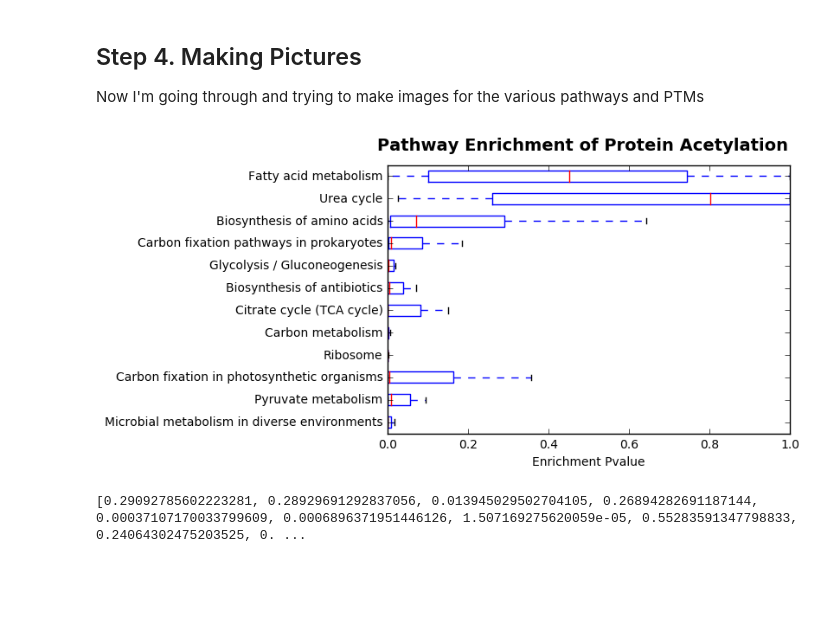
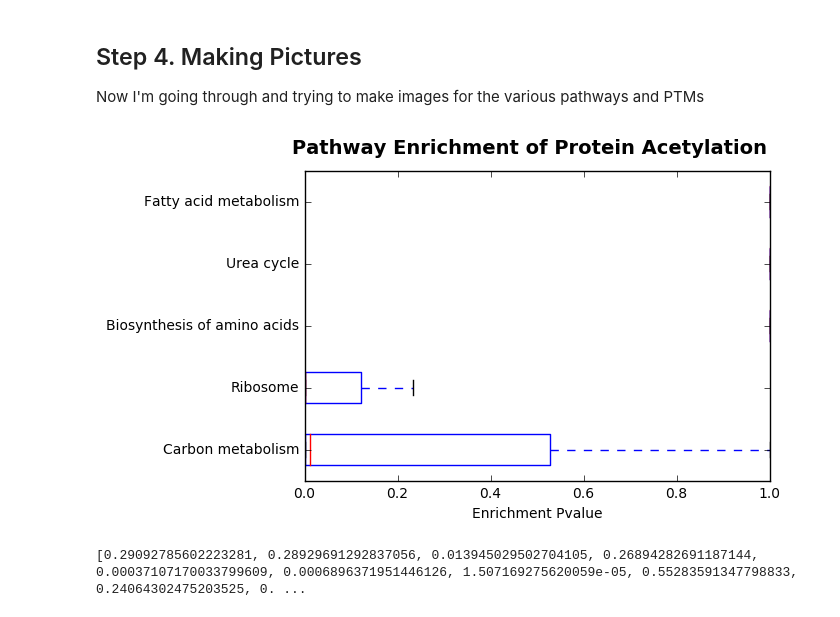
Before and after one commit to samuelpayne/PTMPathwayEnrichment, a Jupyter notebook: MakingThePTMPathwayEnrichmentFigure.ipynb, the cells around one changed output. Drawn from its saved outputs; the diff is of its cells as text; code cells hidden in the pictures; blank space fills up the shorter version.

Commit message:
bug fix
Crap. the bonferroni correction is very conservative and kills all the
pvalues (most p>1.0). now the plot looks very different.

```diff
--- a/MakingThePTMPathwayEnrichmentFigure.ipynb
+++ b/MakingThePTMPathwayEnrichmentFigure.ipynb
@@ -81,7 +81,7 @@ class PathwayEnrichment:
     def GetEnrichmentList(self):
         #return just a simple list of the pvalues, stripped from the association with an organism
         return list(self.EnrichmentByOrg.values())
-    def AddValue(self, org, _pvalue):
+    def AddValue(self, org, pvalue):
         self.EnrichmentByOrg[org] = pvalue
     def GetMedian(self):
         #this function looks at the pvalues and finds the median one.
@@ -137,6 +137,8 @@ for OrganismName in Parser.OrganismObjectsDictionary:
         oddsratio, pvalue = stats.fisher_exact([[Q1,Q2], [Q3,Q4]], alternative="greater")
         ## Multiple testing correction - using a simple Bonferroni correction
         correctedPValue = pvalue * n_trials
+        if correctedPValue > 1:
+            correctedPValue = 1.0
         PathwayEnrichmentScores[Pathway].AddValue(OrganismName, correctedPValue)
 # %% [markdown]
 ## Step 4. Making Pictures
@@ -152,7 +154,7 @@ DataForBoxPlot = [] #going to be a multidimensional array, appended over time
 
 for Pathway in K_Parser.KOsInAPathway: # this loops through the keys, which is the name of the pathways
     MedianValue = PathwayEnrichmentScores[Pathway].GetMedian()
-    if MedianValue < 0.01:
+    if MedianValue < 0.05:
         ListOfGoodPathways.append(Pathway)
         #lots of organisms got a good score here. let's print it out
         #if Pathway in ("map01200", "map03010"):
@@ -175,34 +177,34 @@ for Pathway in ListOfGoodPathways:
 DataForBoxPlot.append( PathwayEnrichmentScores['map01230'].GetEnrichmentList())
 PlotLabels.append(K_Parser.PathwayDescriptions['map01230'])
 #map00220, Arginine biosynthesis - for the urea cycle cited prominently in http://science.sciencemag.org/content/327/5968/1000.full
 #however just to be perfectly sure, I made my own KO listing and called it shp00001
 #this custom pathway includes only the proteins listed in figure 1F of the science paper.
 DataForBoxPlot.append( PathwayEnrichmentScores['shp00001'].GetEnrichmentList())
 PlotLabels.append(K_Parser.PathwayDescriptions['shp00001'])
 #map01212, Fatty acid metabolism, also in the science paper
 DataForBoxPlot.append( PathwayEnrichmentScores['map01212'].GetEnrichmentList())
 PlotLabels.append(K_Parser.PathwayDescriptions['map01212'])
 
 
 fig = plt.figure()
 fig.suptitle('Pathway Enrichment of Protein Acetylation', fontsize=14, fontweight='bold')
 
 ax = fig.add_subplot(111)
 ax.set_xlabel('Enrichment Pvalue')
 
 #I rather dislike the ability to assign a variable within a function call. It looks awful to me
 #but apparently there are so many operaters that one can EITHER do by order or through assignment
 #this is real herasy, and horrible coding. But that is the way that matplotlib (and R) works.
 #until they FIX that, I'll be doing the  assignment route, because there is real potential
 # for confusion.
 #notch=0 ==> regualr boxes, not notched boxes
 #sym='' ==> don't use any symbol to display outliers, could use 'rs' or 'b+' (works with showFliers)
 #--- see http://matplotlib.org/api/axes_api.html for all the shorthand of what could be used
 #vert=0 ==> a horizontal display, not vertical
 plt.boxplot(DataForBoxPlot, notch=0, showfliers=0, vert=0, labels=PlotLabels)
 plt.show()
 # %% [output]
-[figure, old version]
+[figure, new version]
 # %%
 #for key in K_Parser.KOsInAPathway.keys():
 #    print("%s, %s"%(key, K_Parser.PathwayDescriptions[key]))
```
Also changed, not shown: parts of 1 cell of this notebook.
